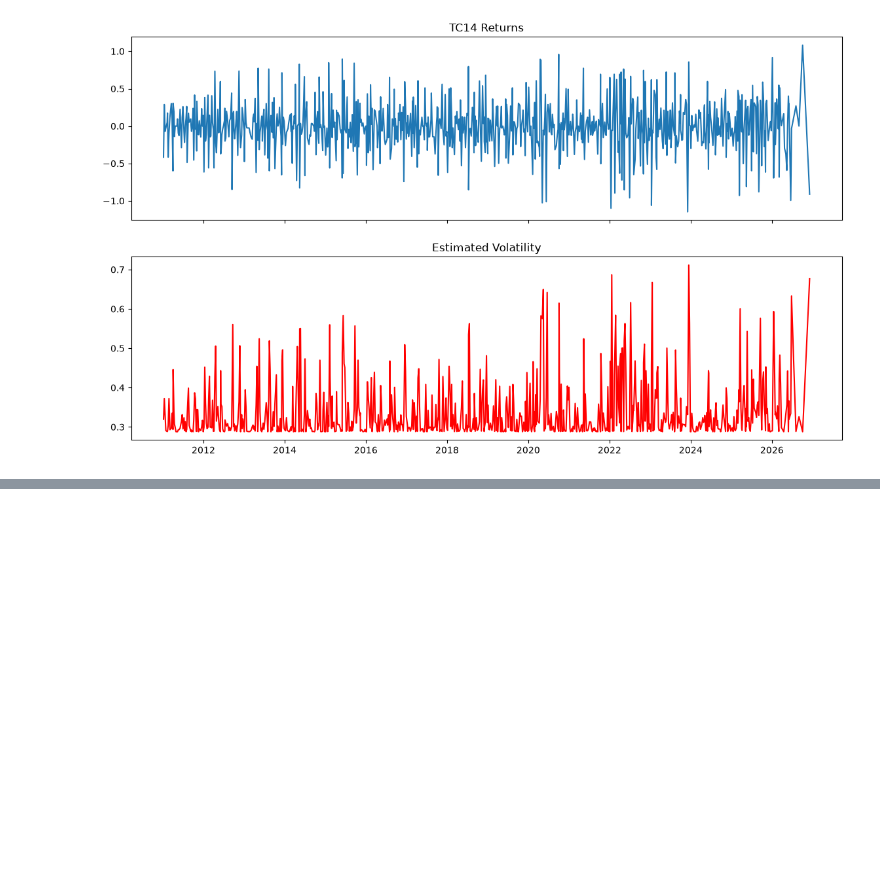
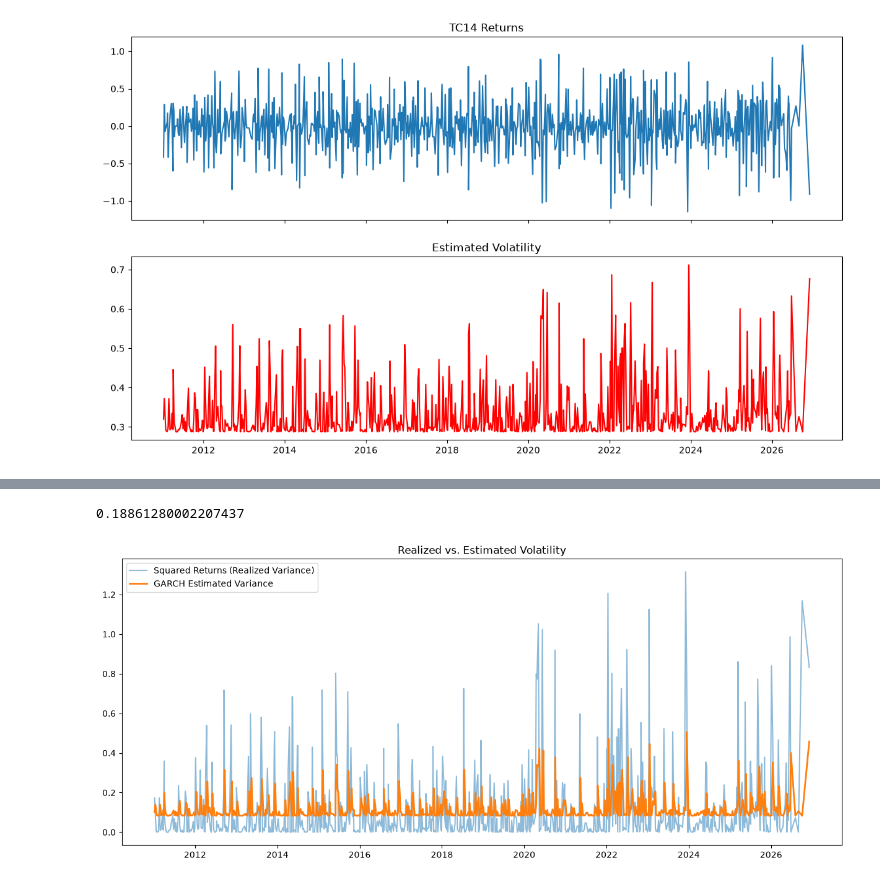
Before and after one commit to hdwyerr/freight-forecasting-models, a Jupyter notebook: code/TC14_Models.ipynb, the cells around one changed output, grey strips where cells are left out. Saved outputs shown, nothing was run; the diff lists cells and outputs as text; code cells hidden in the pictures; blank space fills up the shorter version.

```diff
--- a/code/TC14_Models.ipynb
+++ b/code/TC14_Models.ipynb
@@ -941,0 +943,16 @@ Name: TC14_returns, Length: 808, dtype: float64
+# %%
+#baseline for comparing rmse
+constant_var = np.repeat(realized.mean(), len(realized))
+rmse_constant = np.sqrt(mean_squared_error(realized, constant_var))
+print(rmse_constant)
+
+#figure
+plt.figure(figsize = (15,6))
+plt.plot(realized, alpha = .5, label = "Squared Returns (Realized Variance)")
+plt.plot(predicted, linewidth =2, label = "GARCH Estimated Variance")
+plt.legend()
+plt.title("Realized vs. Estimated Volatility")
+plt.show()
+# %% [output]
+0.18861280002207437
+[figure, added]
```
Also changed, not shown: parts of 1 cell of this notebook.
